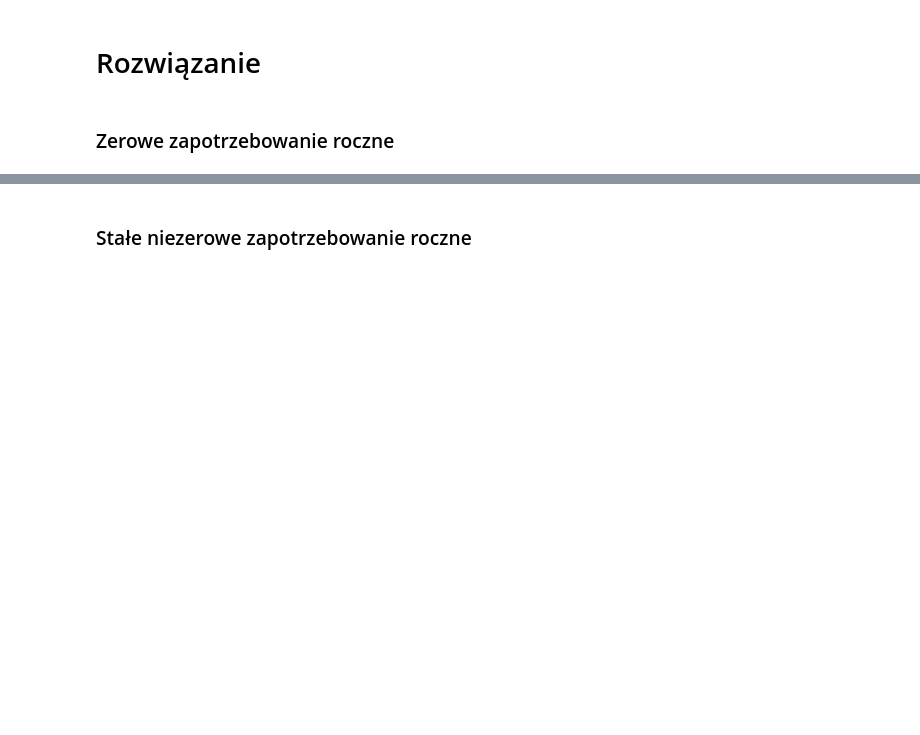
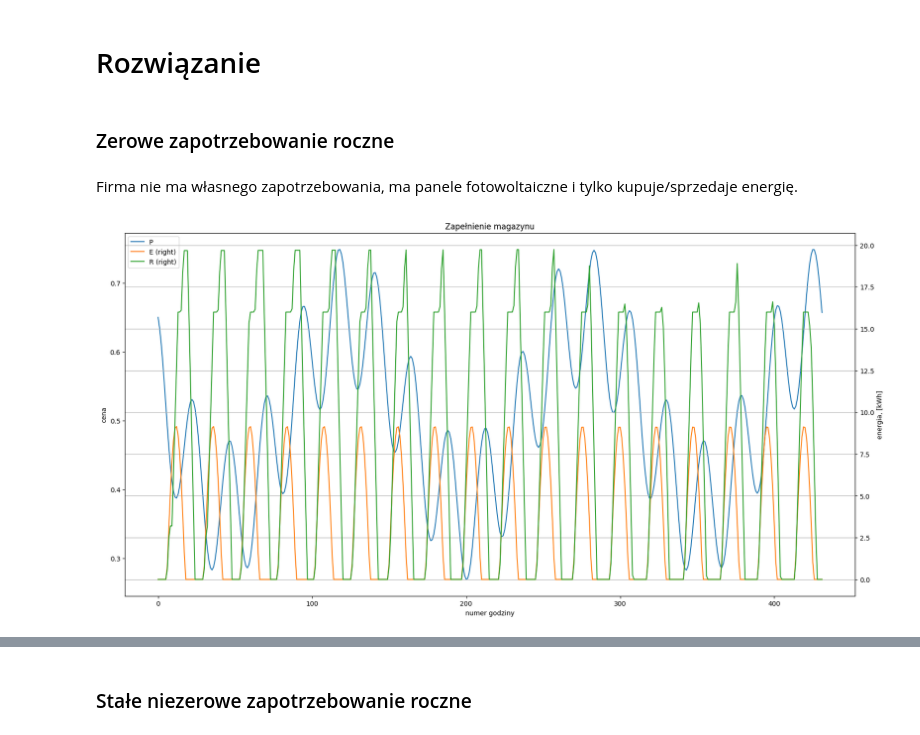
Before and after one commit to mlubneuskaya/energy, a Jupyter notebook: energy.ipynb, the cells around one changed output, grey strips where cells are left out. Drawn from its saved outputs; the diff is of its cells as text; code cells hidden in the pictures; blank space fills up the shorter version.

```diff
--- a/energy.ipynb
+++ b/energy.ipynb
@@ -163,3 +140,5 @@ S.E = N * S.E
 from solver import solve
 # %% [markdown]
 ### Zerowe zapotrzebowanie roczne
+# %% [markdown]
+Firma nie ma własnego zapotrzebowania, ma panele fotowoltaiczne i tylko kupuje/sprzedaje energię.
@@ -170 +157,9 @@ S.R = xs.cumsum().dot(phi)
+# %%
+fig, ax = plt.subplots(figsize=(20,10))
+ax = S.P.plot(ylabel="cena", legend=True)
+ax = S.drop(columns=['P', 'D']).plot(grid=True, xlabel="numer godziny", ylabel='energia, [kWh]',
+                            title = 'Zapełnienie magazynu', ax=ax, secondary_y=True, legend=True)
+plt.show()
+# %% [output]
+[figure, added]
 # %%
```
Also changed, not shown: parts of 36 cells of this notebook.
